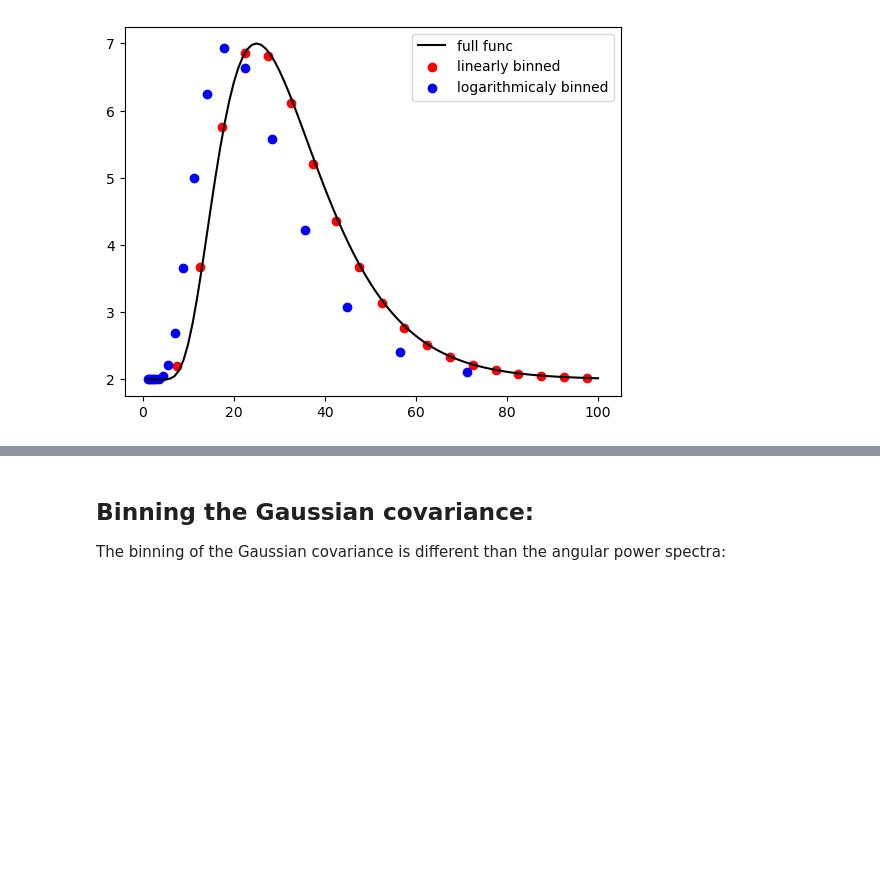
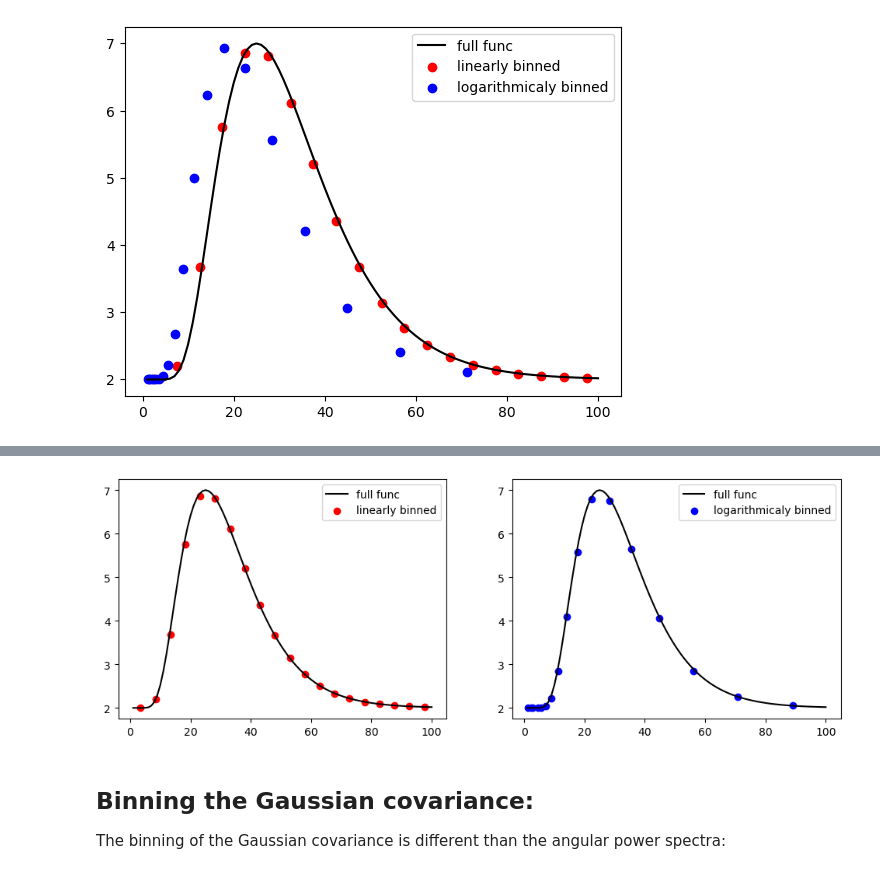
Before and after one commit to XanderHenrik/Masters-Project, a Jupyter notebook: notebooks/identifiability_test.ipynb, the cells around one changed output, grey strips where cells are left out. Drawn from its saved outputs; the diff is of its cells as text; code cells hidden in the pictures; blank space fills up the shorter version.

Commit message:
Created a working function to bin the multipoles in the angular power spectra. It works on a test function. Results should ve analysed more precisely and also incroporated in the full calculation

```diff
--- a/notebooks/identifiability_test.ipynb
+++ b/notebooks/identifiability_test.ipynb
@@ -599,3 +601,93 @@ plt.show()
  17.90077754 22.53574373 28.37082046 35.71674683 44.96472021 56.60722891
  71.26427896] 19
 [figure]
+# %%
+# Here we (re)define the binning function to cover both the linear and logarithmic binning:
+
+def bin_multipoles_CL(l, CL, N_l, type="linear"): # For logarithmic binning, take type='log'
+    """
+    l; array of multipoles
+    CL; a dictionary containing arrays of the angular power spectrum in each tomographic bin
+        defined off of l such that they are of similar length
+    N_l; int; desired number of multipole bins
+    type; linear binning is default, change to typ='log' for logarithmic binning
+
+    returns:
+    l_binned; array of binned multipoles
+    binned_Cl; array of the binned agular power spectrum
+    dof; int, the number of degreed of freedom
+    """
+
+    # Define the empty dictionary in which we can put the binned CL'segment
+    binned_Cl = {}
+
+    # Note: Because we would wish to return the dof for each angular powerspectrum including all tomographic bins; such that we must take CL to be the full "tomographic dictionary"
+    dof = 0 # The number of degrees of freedom
+
+    # For linear binning
+    if type == "linear":
+        # We need the 'N_l + 1' to ensure that we have N_l bins instead of N_l -1 bins following from N_l (data)points
+        linear_l = np.linspace(np.min(l), np.max(l), N_l + 1)
+        l_binned = 0.5 * (linear_l[:-1] + linear_l[1:])
+
+        # Go through all tomographic bins of the angular power spectrum:
+        for tomo_bin in range(len(CL)):
+            CL_in_bin = []
+            for i in range(len(linear_l) - 1):
+                current_lin_bin = (l >= linear_l[i]) &  (l < linear_l[i + 1])
+                within_bin = CL[tomo_bin][current_lin_bin]
+                CL_in_bin.append(np.mean(within_bin))
+                # CL_in_bin.append(np.mean(CL[tomo_bin][current_lin_bin]))
+                dof += 1
+
+            # Store the binned CL's in the empty dictionary defined above:
+            binned_Cl[tomo_bin] = np.array(CL_in_bin)
+
+    # For the case that we want logarithmic binning:
+    elif type == "log":
+        loglike_l = np.logspace(np.log10(np.min(l[l > 0])), np.log10(np.max(l)), N_l + 1)
+        l_binned = np.sqrt(loglike_l[:-1] * loglike_l[1:])
+
+        # For the tomorgaphic bins of the angular power spectrum:
+        for tomo_bin in range(len(CL)):
+            CL_in_bin = []
+            for j in range(len(loglike_l) - 1):
+                current_log_bin = (l >= loglike_l[j]) & (l < loglike_l[j + 1])
+                CL_in_bin.append( 10**( np.sum( np.log10( CL[tomo_bin][current_log_bin] ) ) / len(current_log_bin[current_log_bin == True]) ) )
+                dof += 1
+
+            # Store the binned CL's in the empty dictionary defined above:
+            binned_Cl[tomo_bin] = np.array(CL_in_bin)
+
+
+    return l_binned, binned_Cl, dof
+
+# For a test function, to see the behavior of the binning of the angular power spectra:
+x = np.linspace(1, 100, 100)
+func = 5 * np.exp((-1 * (x - 25)**2)/(10*x)) + 2
+func2 = np.exp((-1 * (x - 25)**2)/(10*x)) + 2
+
+# COmbine test functions in a test dictionary
+funcs = {0: func, 1: func2}
+
+# Call the function
+lin_func = bin_multipoles_CL(x, funcs, 20)
+log_func = bin_multipoles_CL(x, funcs, 20, type="log")
+
+# print(lin_func[0], lin_func[1])
+# print(log_func[0], log_func[1])
+# print(log_func[0], log_func[1], log_func[2])
+
+# Plot the results of the binning of the function for logarithmic and linear binning:
+fig, axes = plt.subplots(figsize=(12, 4), nrows=1, ncols=2)
+
+axes[0].plot(x, func, color='k', label='full func')
+axes[0].scatter(lin_func[0], lin_func[1][0], color='r', label="linearly binned")
+axes[0].legend()
+
+axes[1].plot(x, func, color='k', label='full func')
+axes[1].scatter(log_func[0], log_func[1][0], color='b', label="logarithmicaly binned")
+axes[1].legend()
+
+plt.show()
+# %% [output]
@@ -602,3 +711,4 @@ plt.show()
+[figure, added]
 # %% [markdown]
 ## Binning the Gaussian covariance:
 The binning of the Gaussian covariance is different than the angular power spectra:
```
Also changed, not shown: parts of 4 cells of this notebook.
